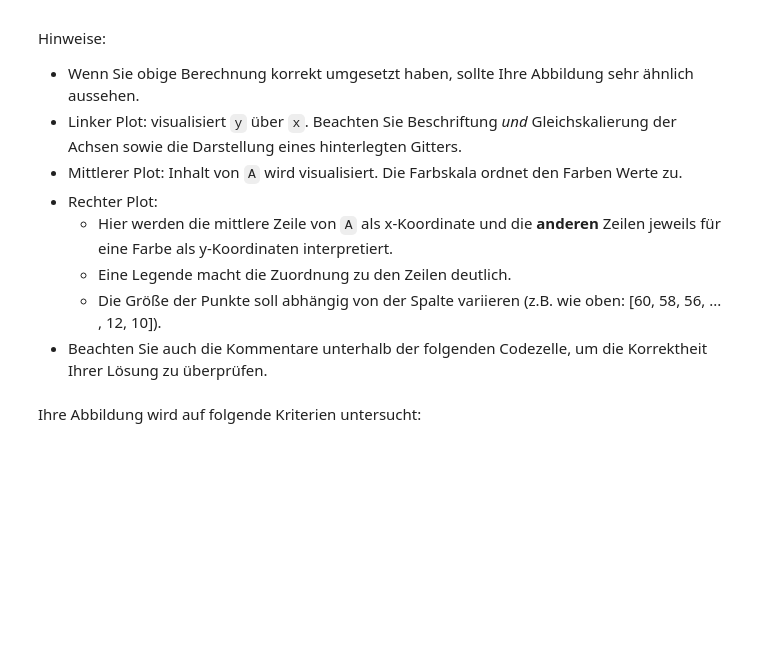
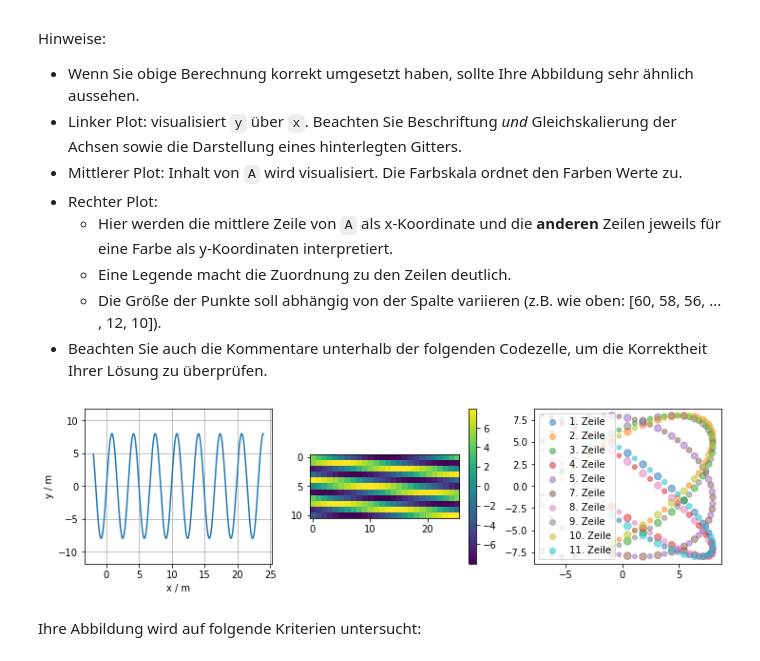
Before and after one commit to JuliusGoelz/Python_fuer_Ingenieure, a Jupyter notebook: pyfi_online_413263.ipynb, the cells around one changed output. Drawn from its saved outputs; the diff is of its cells as text; code cells hidden in the pictures; blank space fills up the shorter version.

```diff
--- a/pyfi_online_413263.ipynb
+++ b/pyfi_online_413263.ipynb
@@ -195,6 +254,11 @@ Erstellen Sie einen Vektor `x` (1-dimensionales NumPy-Array), der genau 286 äqu
 # %%
 x = None
 # Hier eigenen Code schreiben ...
+start = -2
+stop = 24
+n_elements = 286
+
+x = np.linspace(start=start, stop=stop, num=n_elements)
 # %%
 # Hier ist ein Plausibilitäts-Test:
 assert x is not None
@@ -211,6 +275,8 @@ durch und speichern Sie das Ergebnis in einem Array `y`.
 # %%
 y = None
 # Hier eigenen Code schreiben ...
+from math import sin
+y = 8 * np.sin(1.9 * x)
 # %%
 # Hier ist ein Plausibilitäts-Test:
 assert y is not None
@@ -225,6 +291,8 @@ Orientieren Sie sich an folgendem Beispiel-Schema zur Umsortierung (dies hat jed
 # %%
 A = None
 # Hier eigenen Code schreiben ...
+n_sections = 11
+A = np.vstack(np.split(y, n_sections))
 # %%
 # Hier ist ein Plausibilitäts-Test:
 assert A is not None
@@ -247,9 +315,32 @@ Hinweise:
 # %%
 import matplotlib.pyplot as plt
 # Hier eigenen Code schreiben ...
+plt.figure(figsize=(12, 3))
 
+plt.subplot(1, 3, 1)
+plt.plot(x, y)
+plt.axis('equal')
+plt.grid()
+plt.ylabel("y / m")
+plt.xlabel("x / m")
+
+plt.subplot(1, 3, 2)
+plt.imshow(A)
+plt.colorbar()
+
+plt.subplot(1, 3, 3)
+plt.subplots_adjust(wspace=0.2)
+s_scatter = np.arange(60, 9, -2)
+x_scatter = A[5]
+for i, row in enumerate(A):
+    if i != 5:
+        y_scatter = A[i]
+        plt.scatter(x_scatter, y_scatter, s=s_scatter, label=f"{i+1}. Zeile", alpha=0.5)
+plt.legend()
 
 plt.show()
+# %% [output]
+[figure, added]
 # %% [markdown]
 Ihre Abbildung wird auf folgende Kriterien untersucht:
 # %%
```
Also changed, not shown: parts of 14 cells of this notebook.
